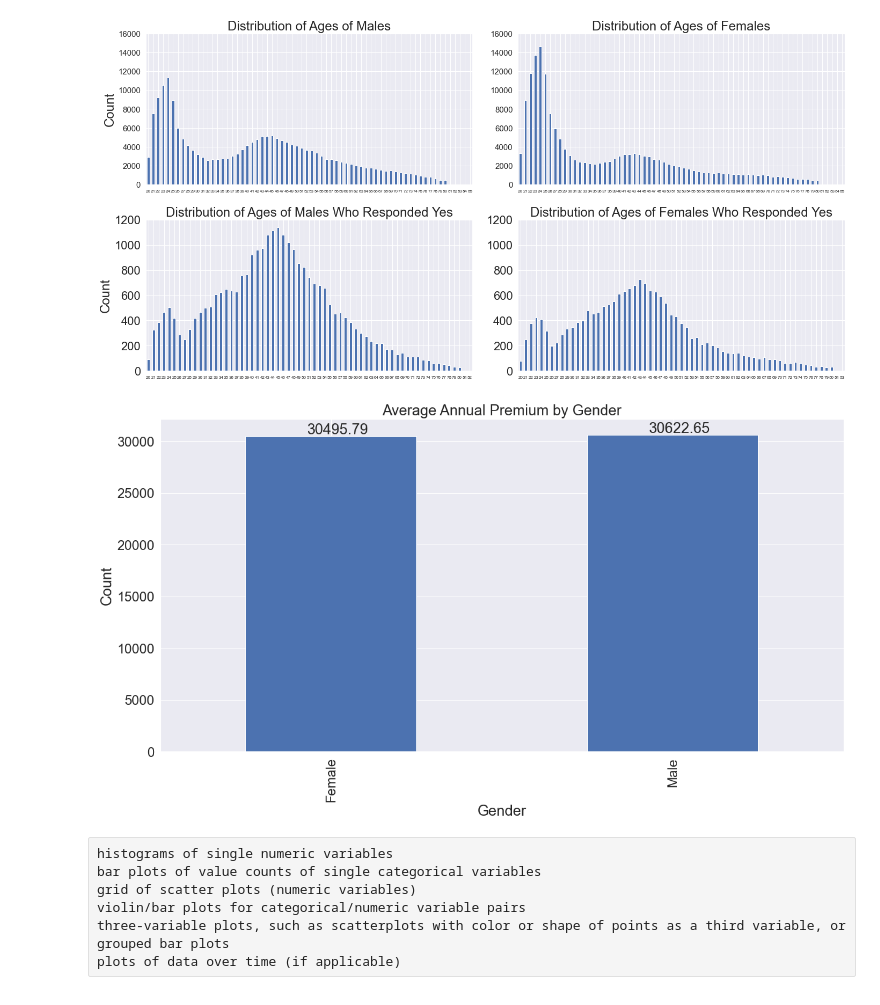
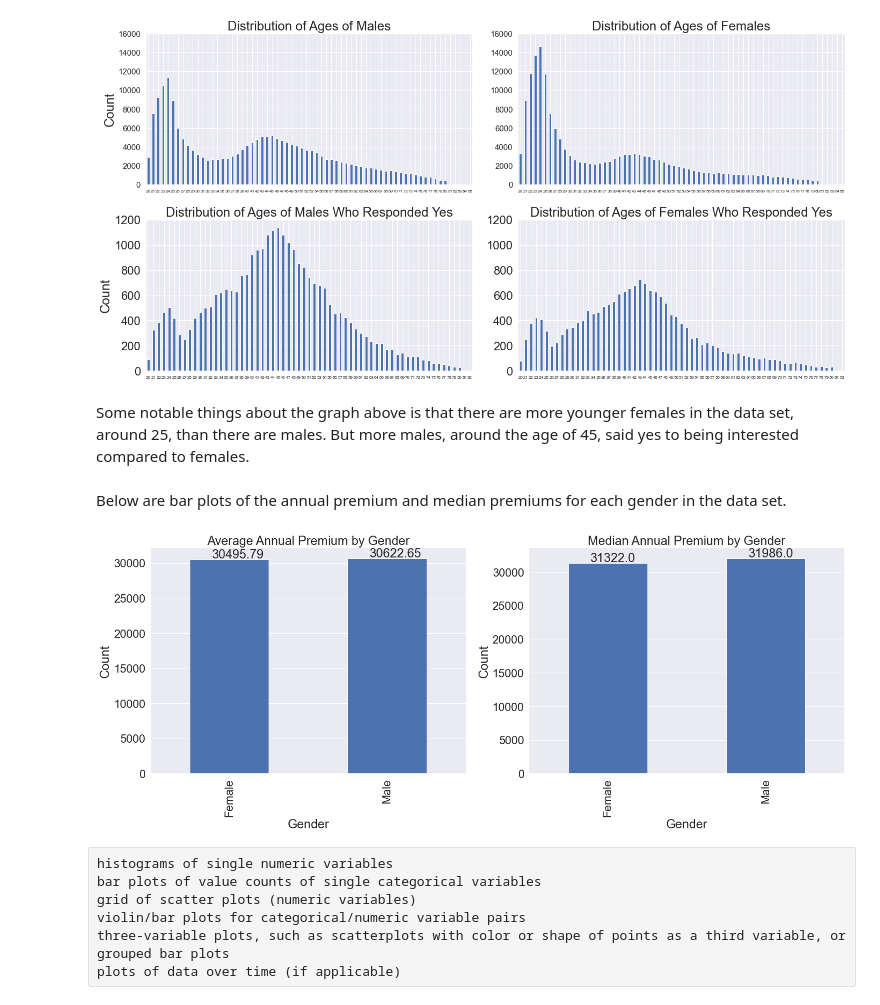
Before and after one commit to krndxs/CST383, a Jupyter notebook: car_insurance_predictions.ipynb, the cells around one changed output. Drawn from its saved outputs; the diff is of its cells as text; code cells hidden in the pictures.

```diff
--- a/car_insurance_predictions.ipynb
+++ b/car_insurance_predictions.ipynb
@@ -219,14 +266,27 @@ plt.yticks(bottom_yticks)
 plt.tight_layout();
 # %% [output]
 [figure]
+# %% [markdown]
+Some notable things about the graph above is that there are more younger females in the data set, around 25, than there are males. But more males, around the age of 45, said yes to being interested compared to females.
+# %% [markdown]
+Below are bar plots of the annual premium and median premiums for each gender in the data set.
 # %%
-ax = df.groupby(['Gender'])['Annual_Premium'].mean().plot.bar()
-for i, col in enumerate(ax.patches):
-    ax.text(col.get_x()+.18, col.get_height() + 200, df.groupby(['Gender'])['Annual_Premium'].mean().round(2)[i])
+fig, (ax1, ax2) = plt.subplots(1, 2, figsize=(24, 8))
+df.groupby(['Gender'])['Annual_Premium'].mean().plot.bar(ax=ax1)
+for i, col in enumerate(ax1.patches):
+    ax1.text(col.get_x()+.14, col.get_height() + 200, df.groupby(['Gender'])['Annual_Premium'].mean().round(2)[i])
+plt.sca(ax1)
 plt.title('Average Annual Premium by Gender')
+plt.ylabel('Count')
+
+df.groupby(['Gender'])['Annual_Premium'].median().plot.bar(ax=ax2)
+for i, col in enumerate(ax2.patches):
+    ax2.text(col.get_x()+.14, col.get_height() + 200, df.groupby(['Gender'])['Annual_Premium'].median().round(2)[i])
+plt.sca(ax2)
+plt.title('Median Annual Premium by Gender')
 plt.ylabel('Count');
 # %% [output]
-[figure, old version]
+[figure, new version]
 # %% [raw]
 histograms of single numeric variables
 bar plots of value counts of single categorical variables
```
Also changed, not shown: parts of 18 cells of this notebook.
